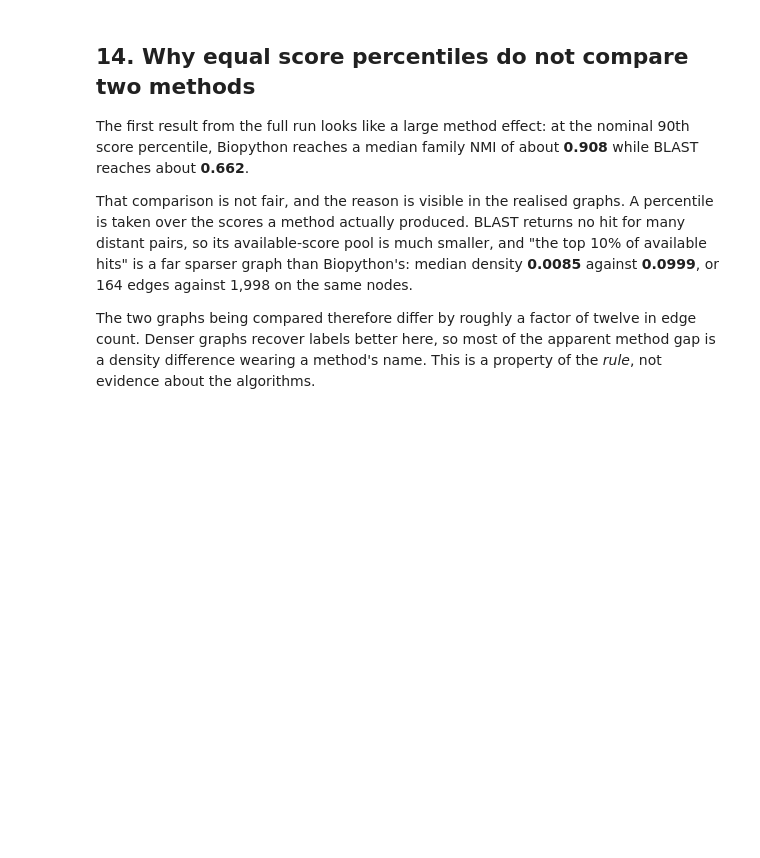
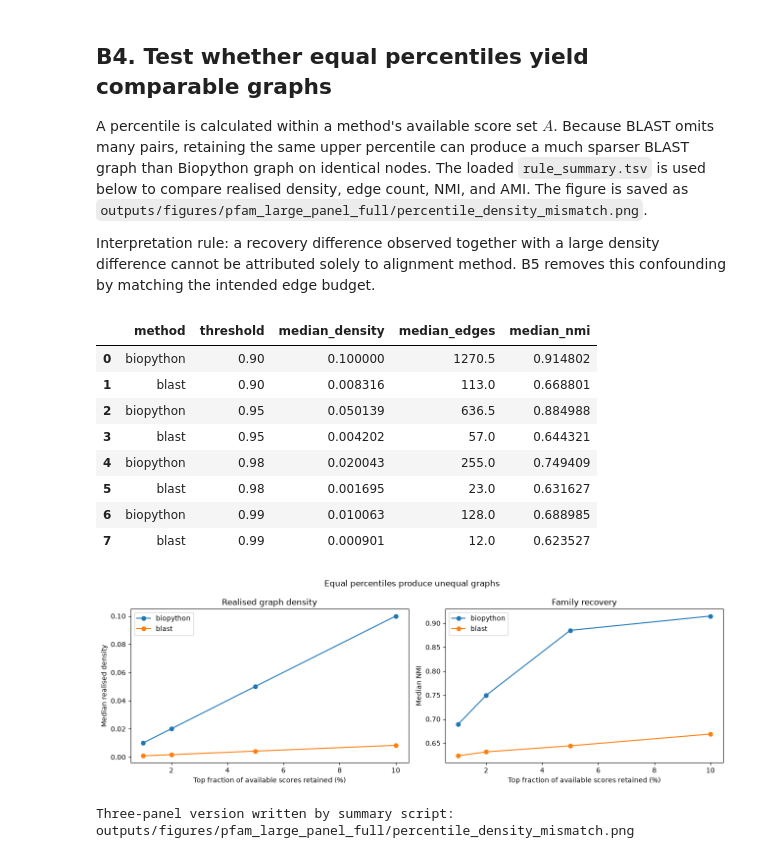
Before and after one commit to davinhpqiu/protein-alignment-networks, a Jupyter notebook: notebooks/03_large_scale_graph_exploration.ipynb, the cells around one changed output. Saved outputs shown, nothing was run; the diff lists cells and outputs as text; code cells hidden in the pictures; blank space fills up the shorter version.

Commit message:
Complete large-scale graph analysis and report

```diff
--- a/notebooks/03_large_scale_graph_exploration.ipynb
+++ b/notebooks/03_large_scale_graph_exploration.ipynb
@@ -579,45 +954,60 @@ display(
 # %% [markdown]
-## 14. Why equal score percentiles do not compare two methods
+## B4. Test whether equal percentiles yield comparable graphs
 
-The first result from the full run looks like a large method effect: at the nominal 90th score percentile, Biopython reaches a median family NMI of about **0.908** while BLAST reaches about **0.662**.
+A percentile is calculated within a method's available score set $A$. Because
+BLAST omits many pairs, retaining the same upper percentile can produce a much
+sparser BLAST graph than Biopython graph on identical nodes. The loaded
+`rule_summary.tsv` is used below to compare realised density, edge count, NMI,
+and AMI. The figure is saved as
+`outputs/figures/pfam_large_panel_full/percentile_density_mismatch.png`.
 
-That comparison is not fair, and the reason is visible in the realised graphs. A percentile is taken over the scores a method actually produced. BLAST returns no hit for many distant pairs, so its available-score pool is much smaller, and "the top 10% of available hits" is a far sparser graph than Biopython's: median density **0.0085** against **0.0999**, or 164 edges against 1,998 on the same nodes.
-
-The two graphs being compared therefore differ by roughly a factor of twelve in edge count. Denser graphs recover labels better here, so most of the apparent method gap is a density difference wearing a method's name. This is a property of the *rule*, not evidence about the algorithms.
+Interpretation rule: a recovery difference observed together with a large
+density difference cannot be attributed solely to alignment method. B5 removes
+this confounding by matching the intended edge budget.
 # %%
 percentile_view = rule_summary.loc[
     (rule_summary['threshold_rule'] == 'percentile')
     & (rule_summary['reference_label'] == 'family_accession')
 ]
 display(
     percentile_view[
         ['method', 'threshold', 'median_density', 'median_edges', 'median_nmi']
     ].sort_values(['threshold', 'method'], ignore_index=True)
 )
 
 figure, axes = plt.subplots(1, 2, figsize=(13, 4.4))
 for axis, column, title, ylabel in zip(
     axes,
     ('median_density', 'median_nmi'),
     ('Realised graph density', 'Family recovery'),
     ('Median realised density', 'Median NMI'),
 ):
     for method, group in percentile_view.groupby('method'):
         ordered = group.sort_values('threshold')
         axis.plot(
             (1 - ordered['threshold']) * 100, ordered[column],
             marker='o', label=method,
         )
     axis.set_title(title)
     axis.set_xlabel('Top fraction of available scores retained (%)')
     axis.set_ylabel(ylabel)
     axis.legend()
 figure.suptitle('Equal percentiles produce unequal graphs')
 figure.tight_layout()
 plt.show()
 
-print(
-    'Full three-panel version saved by the summary script at '
-    f'{FULL_FIGURE_DIRECTORY / "percentile_density_mismatch.png"}'
-)
+figure_path = FULL_FIGURE_DIRECTORY / 'percentile_density_mismatch.png'
+print(f'Three-panel version written by summary script: {figure_path.relative_to(PROJECT_ROOT)}')
+# %% [output]
+|  | method | threshold | median_density | median_edges | median_nmi |
+| 0 | biopython | 0.90 | 0.100000 | 1270.5 | 0.914802 |
+| 1 | blast | 0.90 | 0.008316 | 113.0 | 0.668801 |
+| 2 | biopython | 0.95 | 0.050139 | 636.5 | 0.884988 |
+| 3 | blast | 0.95 | 0.004202 | 57.0 | 0.644321 |
+| 4 | biopython | 0.98 | 0.020043 | 255.0 | 0.749409 |
+| 5 | blast | 0.98 | 0.001695 | 23.0 | 0.631627 |
+| 6 | biopython | 0.99 | 0.010063 | 128.0 | 0.688985 |
+| 7 | blast | 0.99 | 0.000901 | 12.0 | 0.623527 |
+[figure, added]
+Three-panel version written by summary script: outputs/figures/pfam_large_panel_full/percentile_density_mismatch.png
 # %% [markdown]
```
Also changed, not shown: parts of 42 cells of this notebook, 40 other files.
